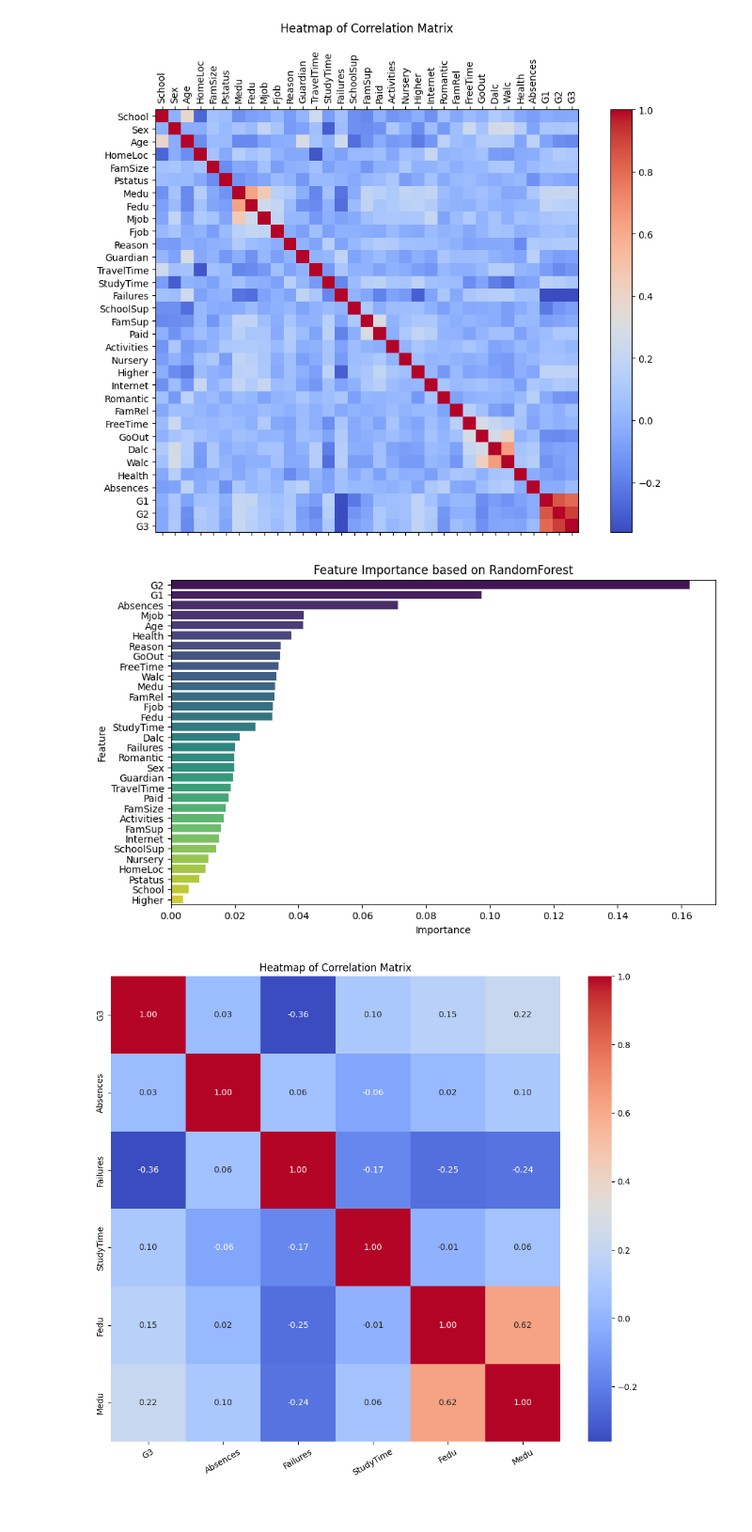
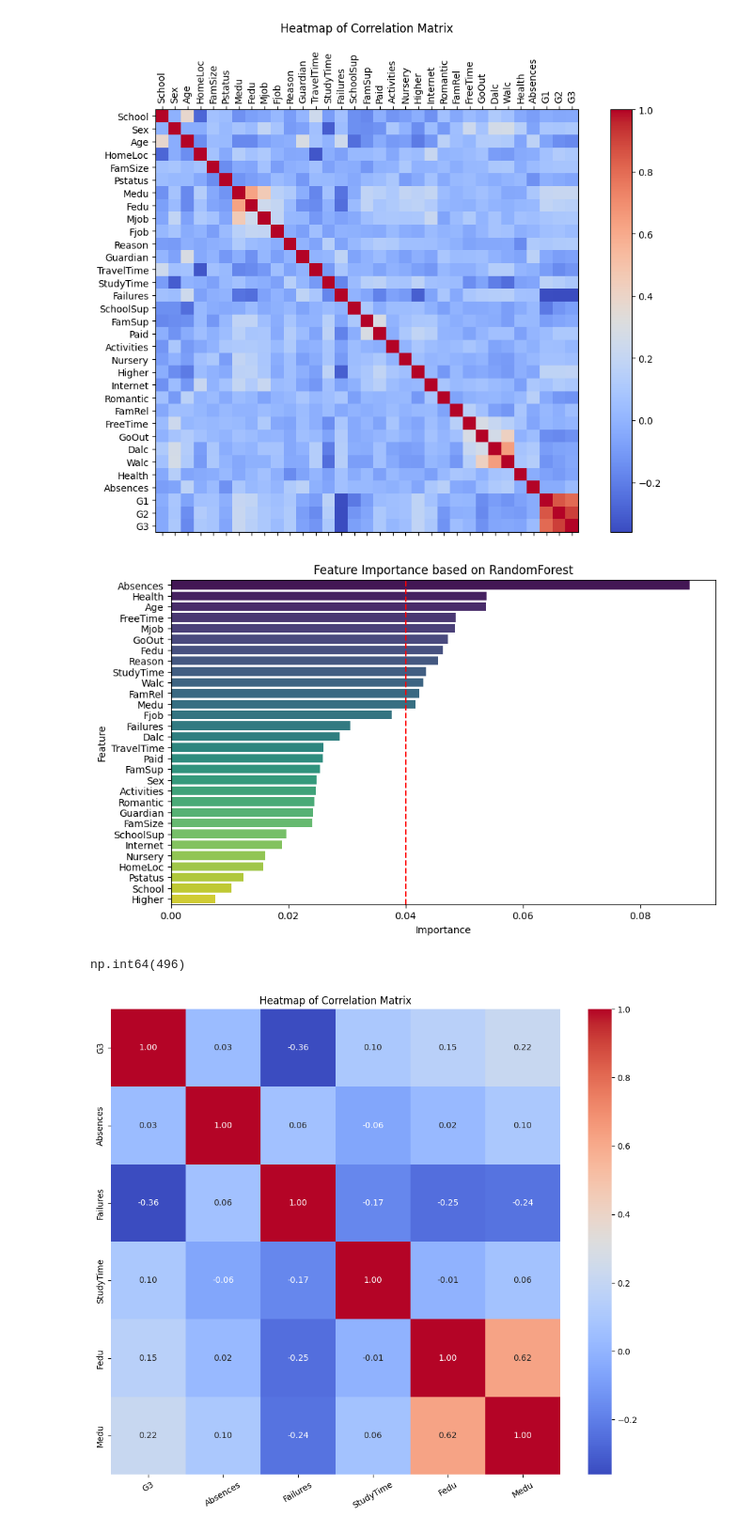
Before and after one commit to dingfengkun/DS-GA-1007, a Jupyter notebook: Final.ipynb, the cells around one changed output. Shown at 94% size. Saved outputs shown, nothing was run; the diff lists cells and outputs as text; code cells hidden in the pictures.

```diff
--- a/Final.ipynb
+++ b/Final.ipynb
@@ -204,15 +204,21 @@ def plot_feature_importance(df, target_column):
 
     # Plot feature importance
     plt.figure(figsize=(10, 6))
+    plt.axvline(x=0.04, color='red', linestyle='--', label='Threshold = 0.04')
     sns.barplot(x=feature_importances_sorted, y=feature_importances_sorted.index, palette='viridis')
     plt.title('Feature Importance based on RandomForest')
     plt.xlabel('Importance')
     plt.ylabel('Feature')
     plt.show()
-# %%
-plot_feature_importance(data, target_column='G3')
-# %% [output]
-[figure, removed]
+# %%
+data1 = data.drop(columns=["G1","G2"])
+plot_feature_importance(data1, target_column='G3')
+# %% [output]
+[figure, added]
+# %%
+data["Reason"].sum()
+# %% [output]
+np.int64(496)
 # %%
 def heatmap_detail(data):
     correlation_matrix = data.corr()
```
Also changed, not shown: 2 other files.
